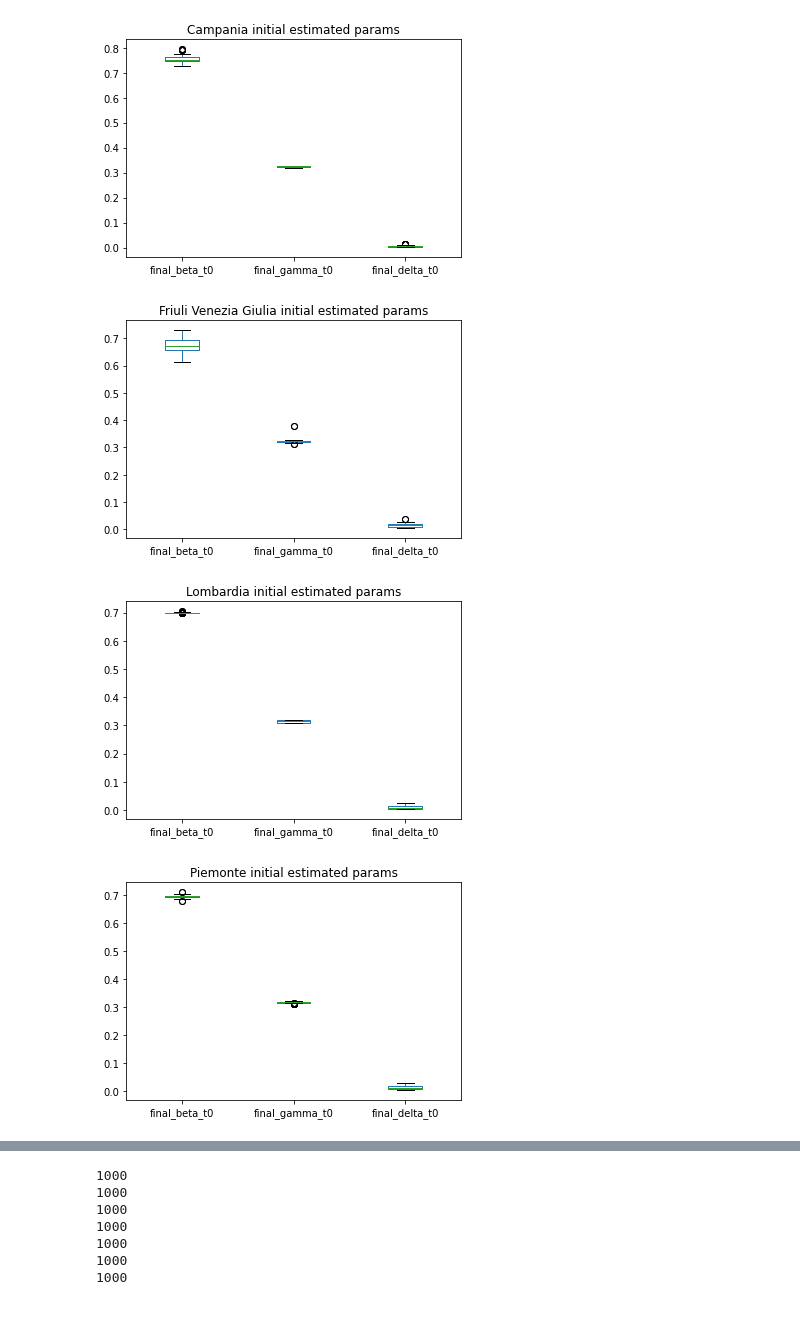
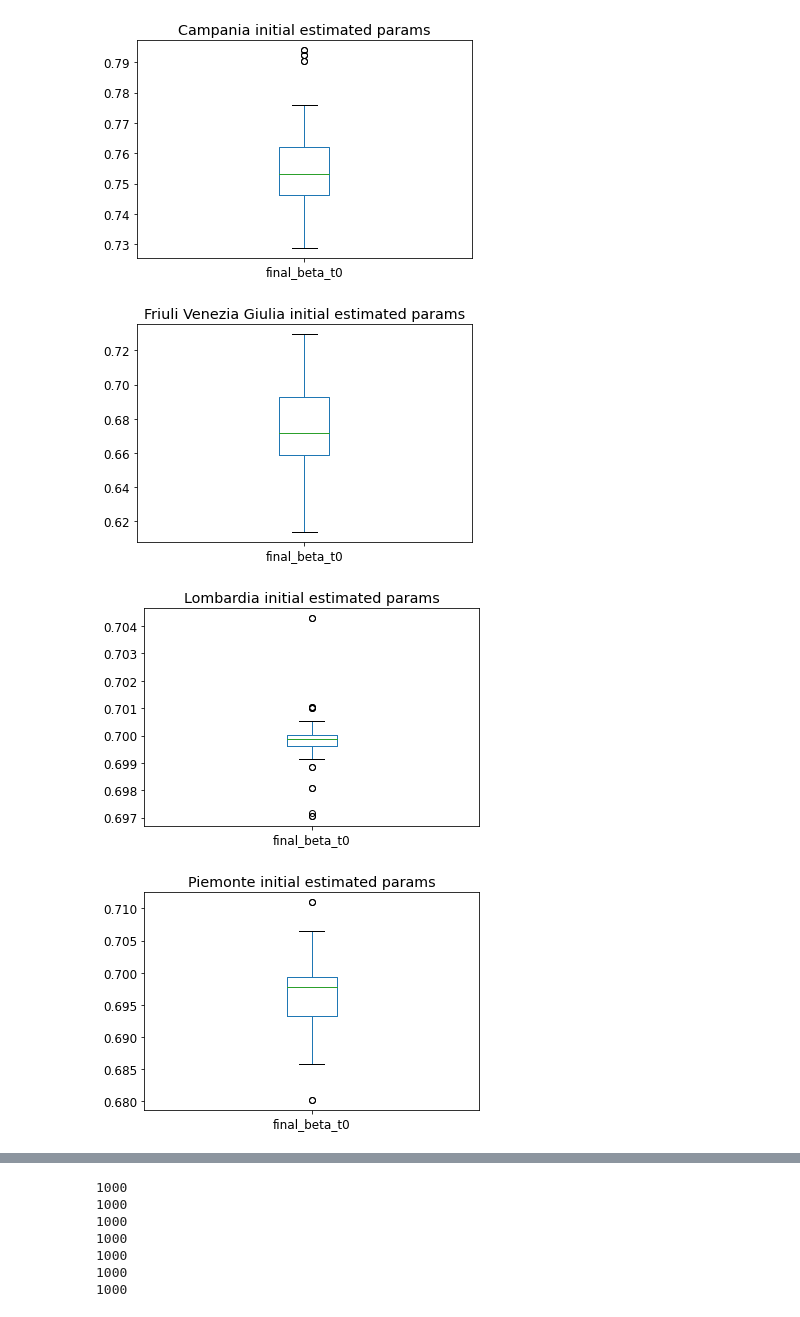
Before and after one commit to sailab-code/learning-sidarthe, a Jupyter notebook: get_graphs.ipynb, the cells around one changed output, grey strips where cells are left out. Drawn from its saved outputs; the diff is of its cells as text; code cells hidden in the pictures.

Commit message:
Add notebooks to draw some plots

```diff
--- a/get_graphs.ipynb
+++ b/get_graphs.ipynb
@@ -84,5 +84,5 @@ def get_res_parameters(scores_df, params=("beta", "gamma", "delta")):
 for region in regions:
     df = get_df(region)
     params_df, p_columns = get_res_parameters(df)
-    params_df[["final_beta_t0", "final_gamma_t0", "final_delta_t0"]].plot.box(title=region +" initial estimated params")
+    params_df[["final_beta_t0"]].plot.box(title=region +" initial estimated params")
 # %% [output]
@@ -92,7 +92,7 @@ for region in regions:
-[figure, old version]
+[figure, new version]
-[figure, old version]
+[figure, new version]
-[figure, old version]
+[figure, new version]
-[figure, old version]
+[figure, new version]
 # %%
 
 for region in regions:
```
Also changed, not shown: parts of 7 cells of this notebook, 1 other file.
